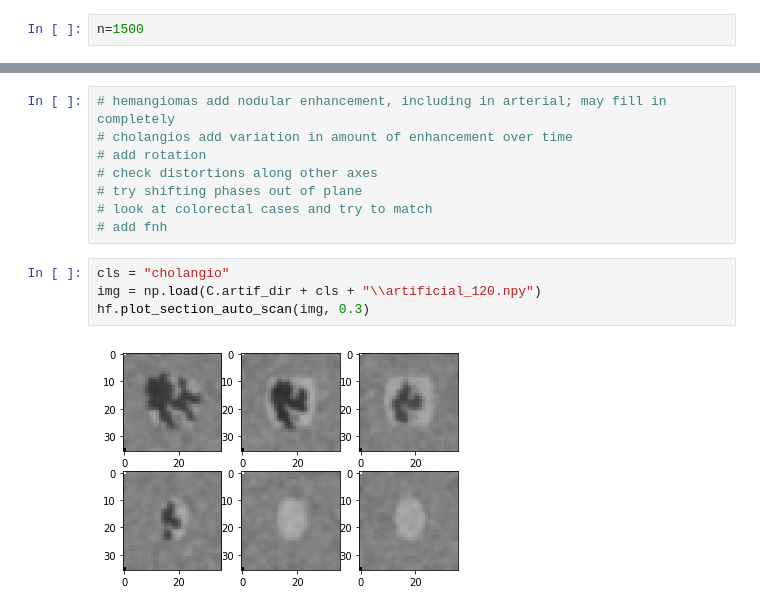
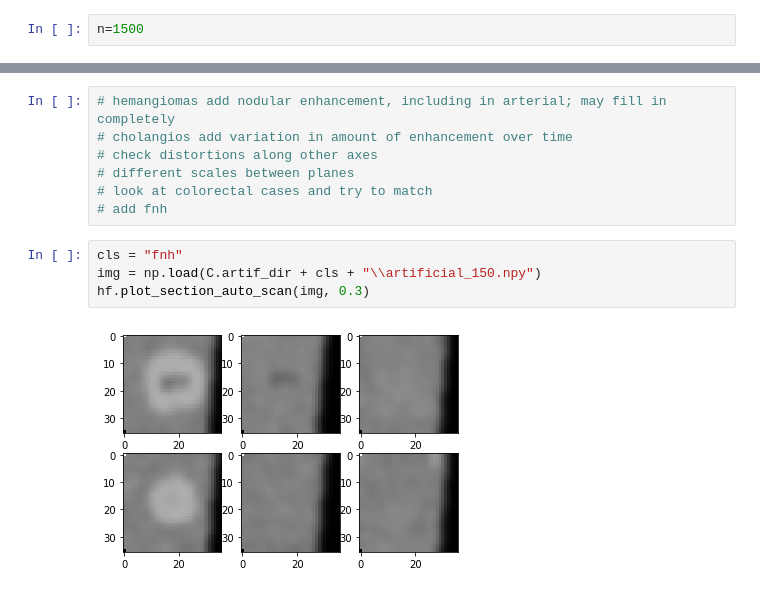
Before and after one commit to clintonjwang/voi-classifier, a Jupyter notebook: artificial-data-generator.ipynb, the cells around one changed output, grey strips where cells are left out. Saved outputs shown, nothing was run; the diff lists cells and outputs as text.

Commit message:
fnh artificial

```diff
--- a/artificial-data-generator.ipynb
+++ b/artificial-data-generator.ipynb
@@ -37,14 +35,13 @@ hf.plot_section_auto_scan(img, 0.3)
 # %%
 # hemangiomas add nodular enhancement, including in arterial; may fill in completely
 # cholangios add variation in amount of enhancement over time
-# add rotation
 # check distortions along other axes
-# try shifting phases out of plane
+# different scales between planes
 # look at colorectal cases and try to match
 # add fnh
 # %%
-cls = "cholangio"
-img = np.load(C.artif_dir + cls + "\\artificial_120.npy")
+cls = "fnh"
+img = np.load(C.artif_dir + cls + "\\artificial_150.npy")
 hf.plot_section_auto_scan(img, 0.3)
 # %% [output]
-[figure, old version]
+[figure, new version]
```
Also changed, not shown: parts of 23 cells of this notebook, 10 other files.
